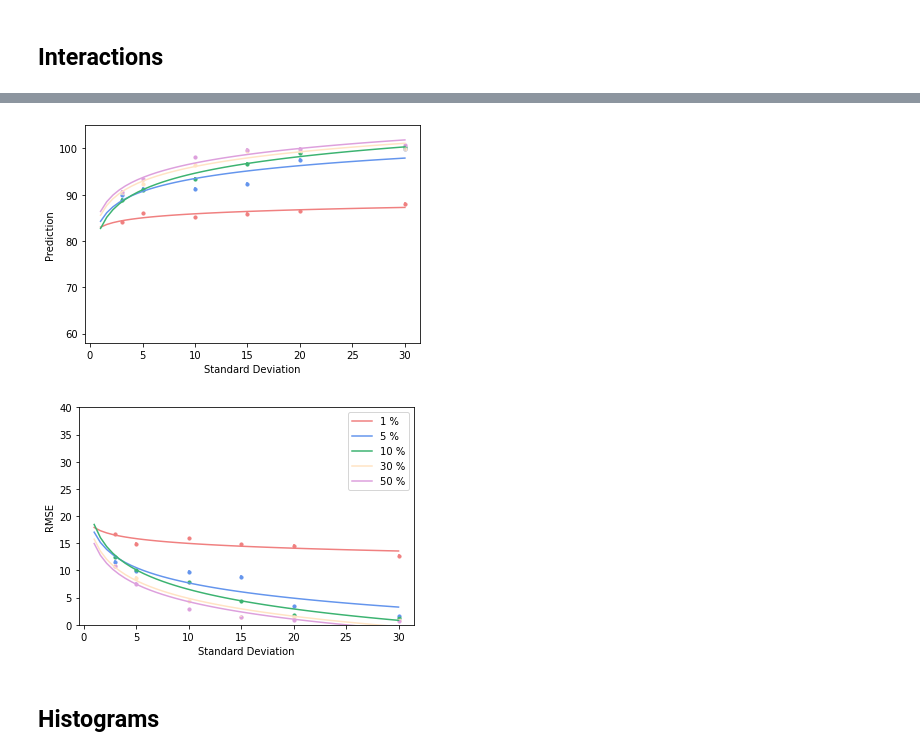
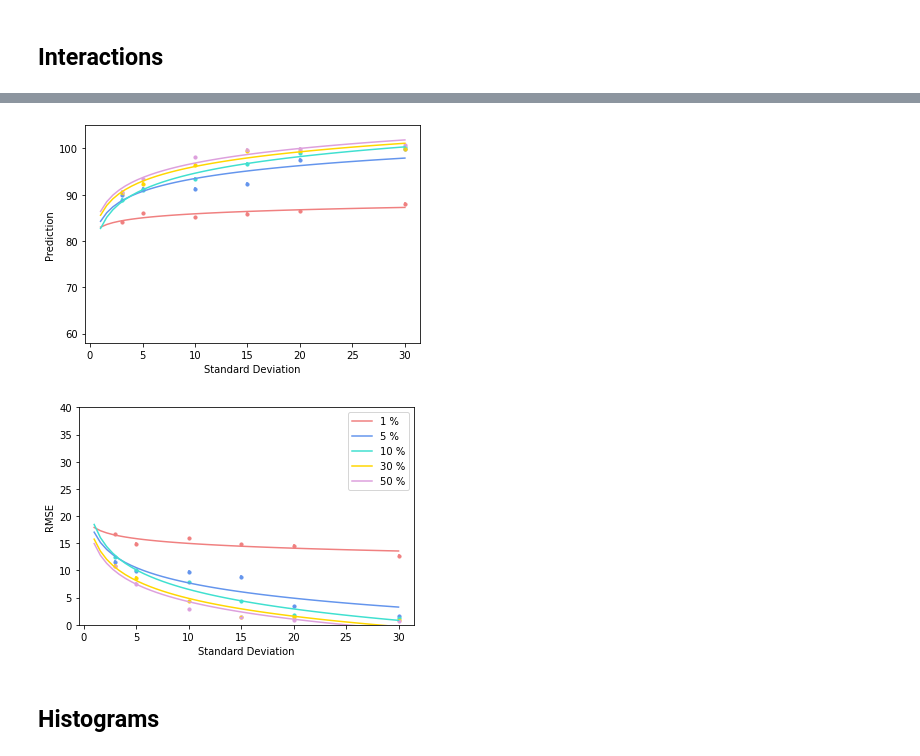
Before and after one commit to lucasfldmn/twrds_unbiased_anns, a Jupyter notebook: notebooks/regression_analysis.ipynb, the cells around one changed output, grey strips where cells are left out. Cells and saved outputs as stored; diff of their text form; code cells hidden in the pictures.

```diff
--- a/notebooks/regression_analysis.ipynb
+++ b/notebooks/regression_analysis.ipynb
@@ -674,10 +674,10 @@ target = "rmse"
 colors = {
     50: "lightcoral",
     70: "cornflowerblue",
-    80: "mediumseagreen",
-    90: "bisque",
+    80: "turquoise",
+    90: "gold",
     95: "plum",
-    100: "lightgoldenrodyellow"
+    100: "mediumseagreen"
 }
 
 # Create plotting area
@@ -718,10 +718,10 @@ target = "prediction"
 colors = {
     3: "lightcoral",
     5: "cornflowerblue",
-    10: "mediumseagreen",
-    15: "bisque",
+    10: "turquoise",
+    15: "gold",
     20: "plum",
-    30: "lightgoldenrodyellow"
+    30: "mediumseagreen"
 }
 
 # Create plotting area
@@ -762,10 +762,10 @@ target = "rmse"
 colors = {
     3: "lightcoral",
     5: "cornflowerblue",
-    10: "mediumseagreen",
-    15: "bisque",
+    10: "turquoise",
+    15: "gold",
     20: "plum",
-    30: "lightgoldenrodyellow"
+    30: "mediumseagreen"
 }
 
 # Create plotting area
@@ -806,10 +806,10 @@ target = "prediction"
 colors = {
     1: "lightcoral",
     5: "cornflowerblue",
-    10: "mediumseagreen",
-    30: "bisque",
+    100: "mediumseagreen",
+    30: "gold",
     50: "plum",
-    100: "lightgoldenrodyellow"
+    10: "turquoise"
 }
 
 # Create plotting area
@@ -841,7 +841,7 @@ ax.set_ylim([58, 105])
 # Save result
 plt.savefig(figure_path + "stddev_share_interaction_prediction", dpi = 200, bbox_inches = 'tight')
 # %% [output]
-[figure, old version]
+[figure, new version]
 # %%
 predictor = "stddev"
 target = "rmse"
@@ -850,42 +850,42 @@ target = "rmse"
 colors = {
     1: "lightcoral",
     5: "cornflowerblue",
-    10: "mediumseagreen",
-    30: "bisque",
+    100: "mediumseagreen",
+    30: "gold",
     50: "plum",
-    100: "lightgoldenrodyellow"
+    10: "turquoise"
 }
 
 # Create plotting area
 fig = plt.plot(figsize=(10,3.75))
 ax = plt.gca()
 
 grouped = df_under.groupby(df_under.minority_share)
 for minority_share in grouped.groups.keys():
     # Get data
     data = grouped.get_group(minority_share)
 
     # Plot means
     plot_means(data, predictor, target, colors[minority_share], ax)
 
     # Curve fits
     line_x = np.linspace(1,30)
     plot_log_ols(data, predictor, target, colors[minority_share], ax, line_x, str(minority_share) + " %")
 
 # Axis labels
 ax.set_xlabel('Standard Deviation')
 ax.set_ylabel('RMSE')
 
 # y-Axis range
 ax.set_ylim([0, 40])
 
 # Legend
 ax.legend()
 
 # Save result
 plt.savefig(figure_path + "stddev_share_interaction_rmse", dpi = 200, bbox_inches = 'tight')
 # %% [output]
-[figure, old version]
+[figure, new version]
 # %% [markdown]
 ## Histograms
 # %%
```
Also changed, not shown: parts of 4 cells of this notebook, 1 other file.
